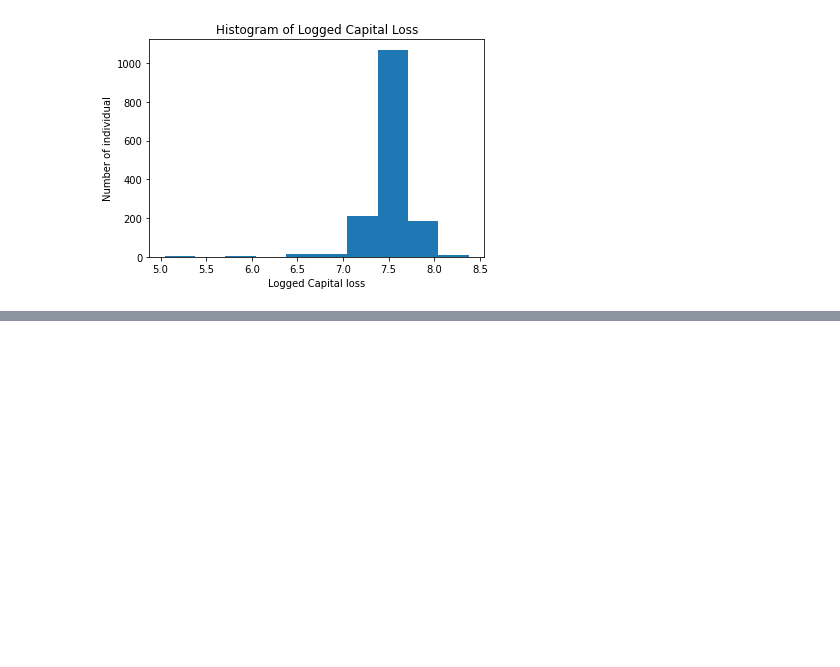
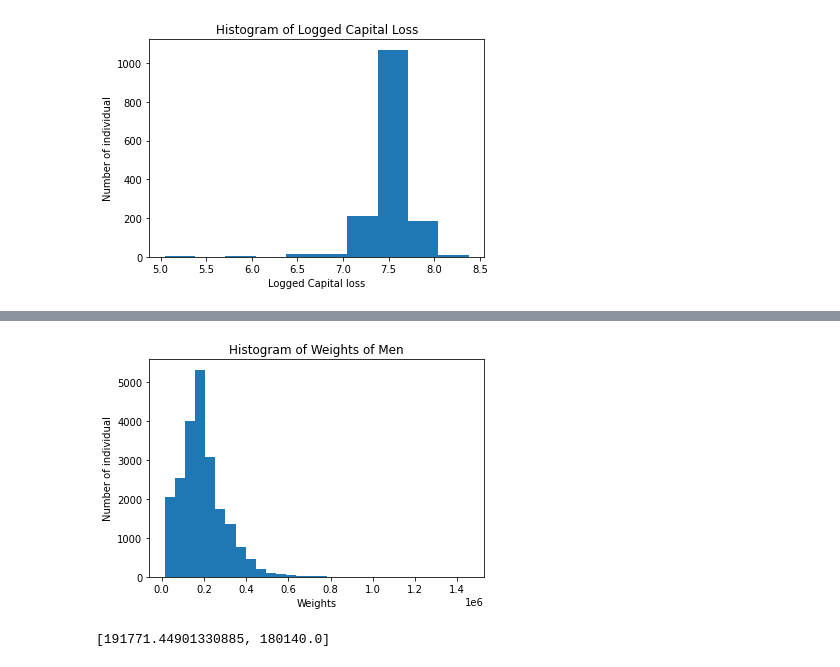
Before and after one commit to Tiffany0410/JSC270_Assg2, a Jupyter notebook: JSC270_Assignment2.ipynb, the cells around one changed output, grey strips where cells are left out. Cells and saved outputs as stored; diff of their text form; code cells hidden in the pictures; blank space fills up the shorter version.

```diff
--- a/JSC270_Assignment2.ipynb
+++ b/JSC270_Assignment2.ipynb
@@ -130,0 +153,14 @@ plt.show()
+# %%
+# weights for men
+income94.head()
+men = income94[income94.sex==' Male']
+plt.hist(men.fnlwgt, bins = 30)
+plt.title('Histogram of Weights of Men')
+plt.xlabel('Weights')
+plt.ylabel('Number of individual')
+plt.show()
+info = [men.fnlwgt.mean(), men.fnlwgt.median()]
+info
+# %% [output]
+[figure, added]
+[191771.44901330885, 180140.0]
```
Also changed, not shown: parts of 31 cells of this notebook.
